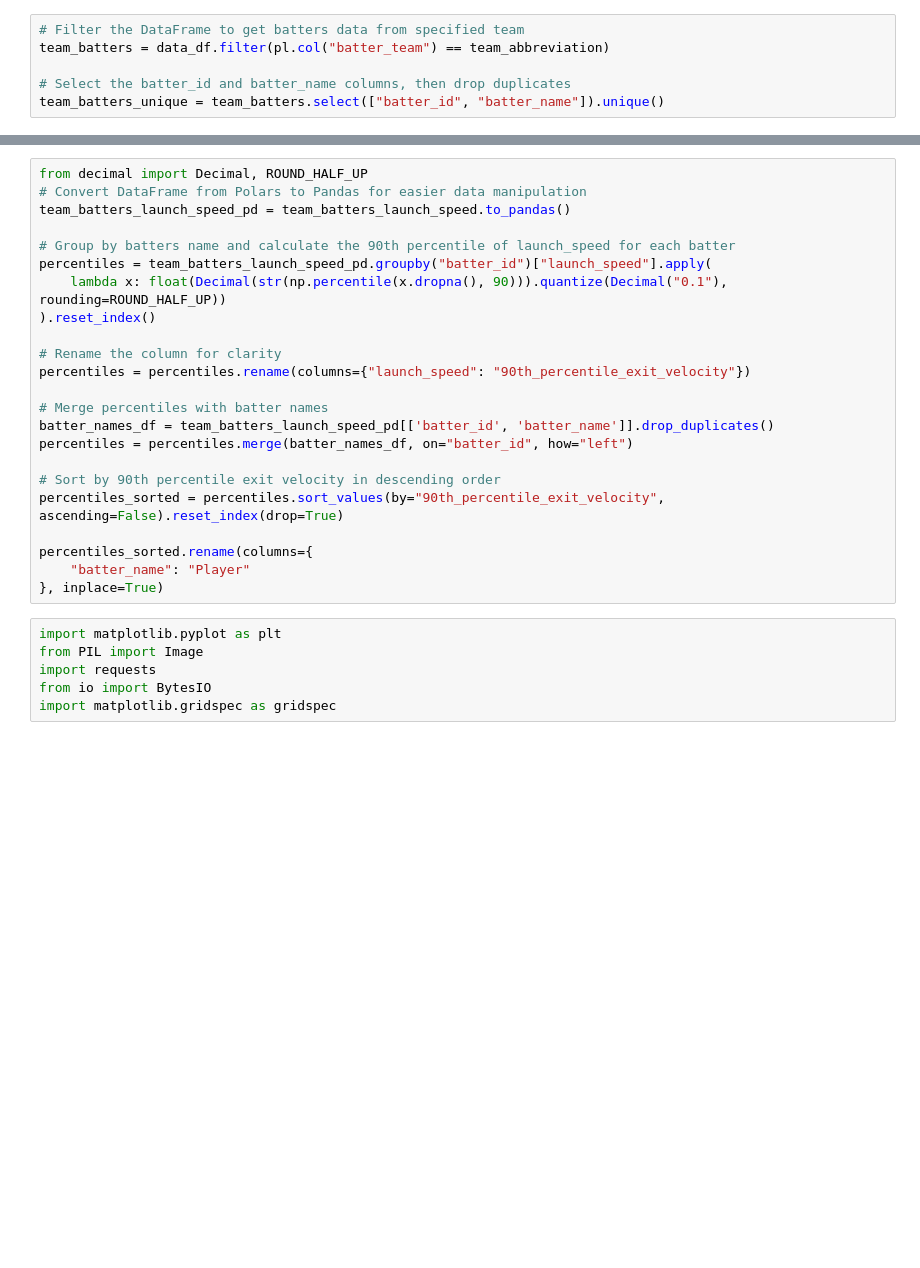
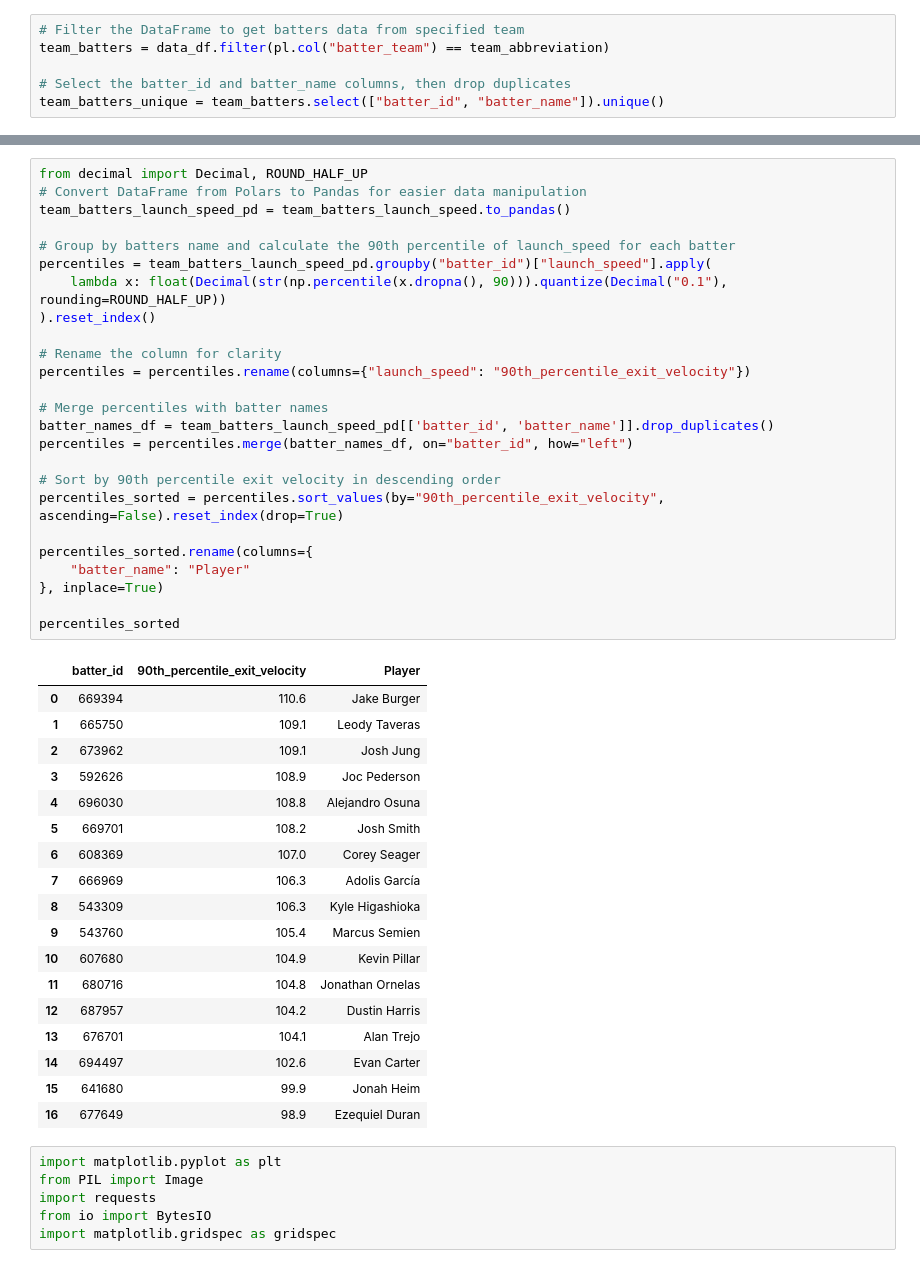
Before and after one commit to CarsonHallford/Top_10_EV90, a Jupyter notebook: Top_10_EV90.ipynb, the cells around one changed output, grey strips where cells are left out. Saved outputs shown, nothing was run; the diff lists cells and outputs as text; blank space fills up the shorter version.

```diff
--- a/Top_10_EV90.ipynb
+++ b/Top_10_EV90.ipynb
@@ -89,26 +122,47 @@ team_batters_launch_speed = team_batters_launch_speed.filter(
 # %%
 from decimal import Decimal, ROUND_HALF_UP
 # Convert DataFrame from Polars to Pandas for easier data manipulation
 team_batters_launch_speed_pd = team_batters_launch_speed.to_pandas()
 
 # Group by batters name and calculate the 90th percentile of launch_speed for each batter
 percentiles = team_batters_launch_speed_pd.groupby("batter_id")["launch_speed"].apply(
     lambda x: float(Decimal(str(np.percentile(x.dropna(), 90))).quantize(Decimal("0.1"), rounding=ROUND_HALF_UP))
 ).reset_index()
 
 # Rename the column for clarity
 percentiles = percentiles.rename(columns={"launch_speed": "90th_percentile_exit_velocity"})
 
 # Merge percentiles with batter names
 batter_names_df = team_batters_launch_speed_pd[['batter_id', 'batter_name']].drop_duplicates()
 percentiles = percentiles.merge(batter_names_df, on="batter_id", how="left")
 
 # Sort by 90th percentile exit velocity in descending order
 percentiles_sorted = percentiles.sort_values(by="90th_percentile_exit_velocity", ascending=False).reset_index(drop=True)
 
 percentiles_sorted.rename(columns={
     "batter_name": "Player"
 }, inplace=True)
+
+percentiles_sorted
+# %% [output]
+|  | batter_id | 90th_percentile_exit_velocity | Player |
+| 0 | 669394 | 110.6 | Jake Burger |
+| 1 | 665750 | 109.1 | Leody Taveras |
+| 2 | 673962 | 109.1 | Josh Jung |
+| 3 | 592626 | 108.9 | Joc Pederson |
+| 4 | 696030 | 108.8 | Alejandro Osuna |
+| 5 | 669701 | 108.2 | Josh Smith |
+| 6 | 608369 | 107.0 | Corey Seager |
+| 7 | 666969 | 106.3 | Adolis García |
+| 8 | 543309 | 106.3 | Kyle Higashioka |
+| 9 | 543760 | 105.4 | Marcus Semien |
+| 10 | 607680 | 104.9 | Kevin Pillar |
+| 11 | 680716 | 104.8 | Jonathan Ornelas |
+| 12 | 687957 | 104.2 | Dustin Harris |
+| 13 | 676701 | 104.1 | Alan Trejo |
+| 14 | 694497 | 102.6 | Evan Carter |
+| 15 | 641680 | 99.9 | Jonah Heim |
+| 16 | 677649 | 98.9 | Ezequiel Duran |
 # %%
 import matplotlib.pyplot as plt
 from PIL import Image
```
Also changed, not shown: parts of 5 cells of this notebook.
